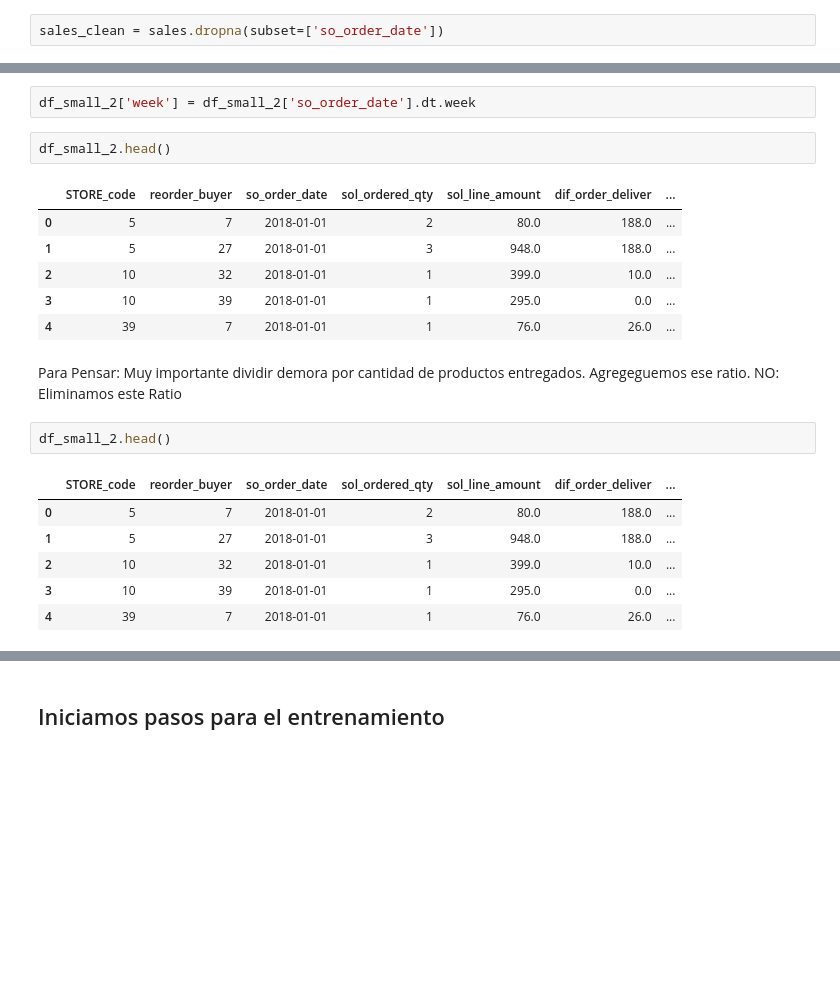
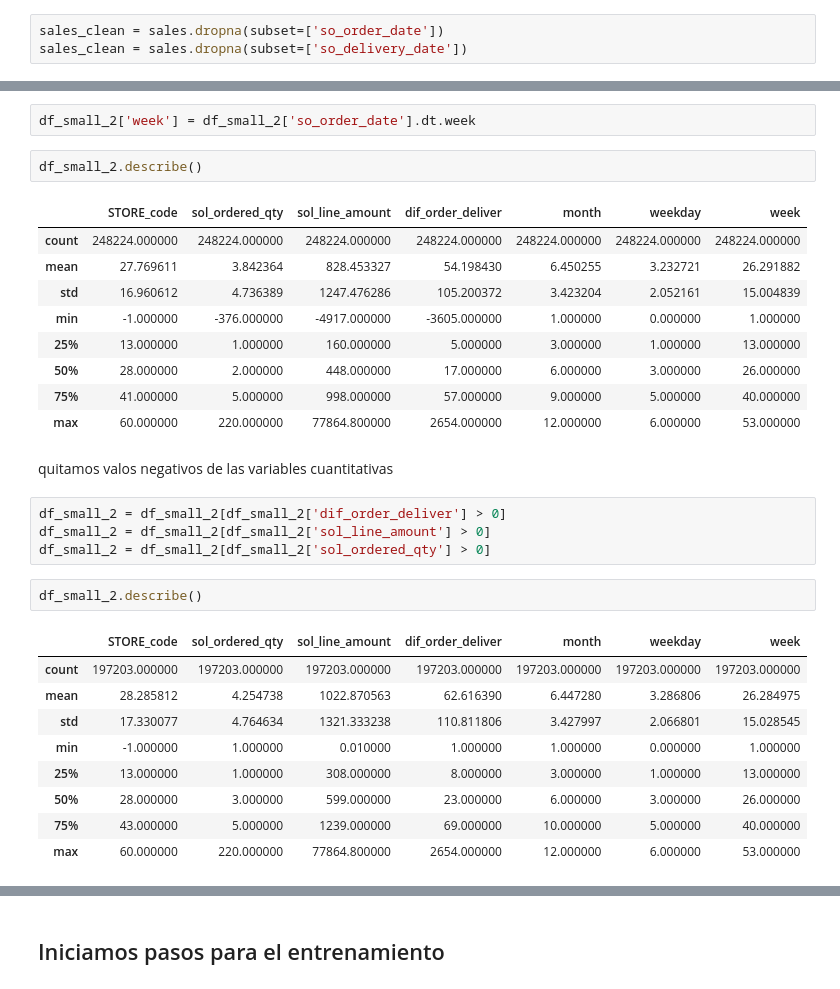
Before and after one commit to castillosebastian/research_tools, a Jupyter notebook: TPFinal_AnalisisyProyeccionVentas.ipynb, the cells around one changed output, grey strips where cells are left out. Drawn from its saved outputs; the diff is of its cells as text; blank space fills up the shorter version.

```diff
--- a/TPFinal_AnalisisyProyeccionVentas.ipynb
+++ b/TPFinal_AnalisisyProyeccionVentas.ipynb
@@ -1181,6 +1201,7 @@ La cantidad de datos anómalos en so_delivery_date, es la misma que tenía en el
 ### Limpiamos variable Tempora
 # %%
 sales_clean = sales.dropna(subset=['so_order_date'])
+sales_clean = sales.dropna(subset=['so_delivery_date'])
 # %%
 sales_clean['so_order_date'].value_counts()
 # %% [output]
@@ -1405,22 +1487,32 @@ df_small_2['weekday'] =  df_small_2['so_order_date'].dt.weekday
 # %%
 df_small_2['week'] = df_small_2['so_order_date'].dt.week
 # %%
-df_small_2.head()
+df_small_2.describe()
 # %% [output]
-|  | STORE_code | reorder_buyer | so_order_date | sol_ordered_qty | sol_line_amount | dif_order_deliver | ... |
-| 0 | 5 | 7 | 2018-01-01 | 2 | 80.0 | 188.0 | ... |
-| 1 | 5 | 27 | 2018-01-01 | 3 | 948.0 | 188.0 | ... |
-| 2 | 10 | 32 | 2018-01-01 | 1 | 399.0 | 10.0 | ... |
-| 3 | 10 | 39 | 2018-01-01 | 1 | 295.0 | 0.0 | ... |
-| 4 | 39 | 7 | 2018-01-01 | 1 | 76.0 | 26.0 | ... |
+|  | STORE_code | sol_ordered_qty | sol_line_amount | dif_order_deliver | month | weekday | week |
+| count | 248224.000000 | 248224.000000 | 248224.000000 | 248224.000000 | 248224.000000 | 248224.000000 | 248224.000000 |
+| mean | 27.769611 | 3.842364 | 828.453327 | 54.198430 | 6.450255 | 3.232721 | 26.291882 |
+| std | 16.960612 | 4.736389 | 1247.476286 | 105.200372 | 3.423204 | 2.052161 | 15.004839 |
+| min | -1.000000 | -376.000000 | -4917.000000 | -3605.000000 | 1.000000 | 0.000000 | 1.000000 |
+| 25% | 13.000000 | 1.000000 | 160.000000 | 5.000000 | 3.000000 | 1.000000 | 13.000000 |
+| 50% | 28.000000 | 2.000000 | 448.000000 | 17.000000 | 6.000000 | 3.000000 | 26.000000 |
+| 75% | 41.000000 | 5.000000 | 998.000000 | 57.000000 | 9.000000 | 5.000000 | 40.000000 |
+| max | 60.000000 | 220.000000 | 77864.800000 | 2654.000000 | 12.000000 | 6.000000 | 53.000000 |
-# %% [markdown]
-Para Pensar: Muy importante dividir demora por cantidad de productos entregados. Agregeguemos ese ratio. NO: Eliminamos este Ratio
+# %% [markdown]
+quitamos valos negativos de las variables cuantitativas
+# %%
+df_small_2 = df_small_2[df_small_2['dif_order_deliver'] > 0]
+df_small_2 = df_small_2[df_small_2['sol_line_amount'] > 0]
+df_small_2 = df_small_2[df_small_2['sol_ordered_qty'] > 0]
 # %%
-df_small_2.head()
+df_small_2.describe()
 # %% [output]
-|  | STORE_code | reorder_buyer | so_order_date | sol_ordered_qty | sol_line_amount | dif_order_deliver | ... |
-| 0 | 5 | 7 | 2018-01-01 | 2 | 80.0 | 188.0 | ... |
-| 1 | 5 | 27 | 2018-01-01 | 3 | 948.0 | 188.0 | ... |
-| 2 | 10 | 32 | 2018-01-01 | 1 | 399.0 | 10.0 | ... |
-| 3 | 10 | 39 | 2018-01-01 | 1 | 295.0 | 0.0 | ... |
-| 4 | 39 | 7 | 2018-01-01 | 1 | 76.0 | 26.0 | ... |
+|  | STORE_code | sol_ordered_qty | sol_line_amount | dif_order_deliver | month | weekday | week |
+| count | 197203.000000 | 197203.000000 | 197203.000000 | 197203.000000 | 197203.000000 | 197203.000000 | 197203.000000 |
+| mean | 28.285812 | 4.254738 | 1022.870563 | 62.616390 | 6.447280 | 3.286806 | 26.284975 |
+| std | 17.330077 | 4.764634 | 1321.333238 | 110.811806 | 3.427997 | 2.066801 | 15.028545 |
+| min | -1.000000 | 1.000000 | 0.010000 | 1.000000 | 1.000000 | 0.000000 | 1.000000 |
+| 25% | 13.000000 | 1.000000 | 308.000000 | 8.000000 | 3.000000 | 1.000000 | 13.000000 |
+| 50% | 28.000000 | 3.000000 | 599.000000 | 23.000000 | 6.000000 | 3.000000 | 26.000000 |
+| 75% | 43.000000 | 5.000000 | 1239.000000 | 69.000000 | 10.000000 | 5.000000 | 40.000000 |
+| max | 60.000000 | 220.000000 | 77864.800000 | 2654.000000 | 12.000000 | 6.000000 | 53.000000 |
```
Also changed, not shown: parts of 56 cells of this notebook.
